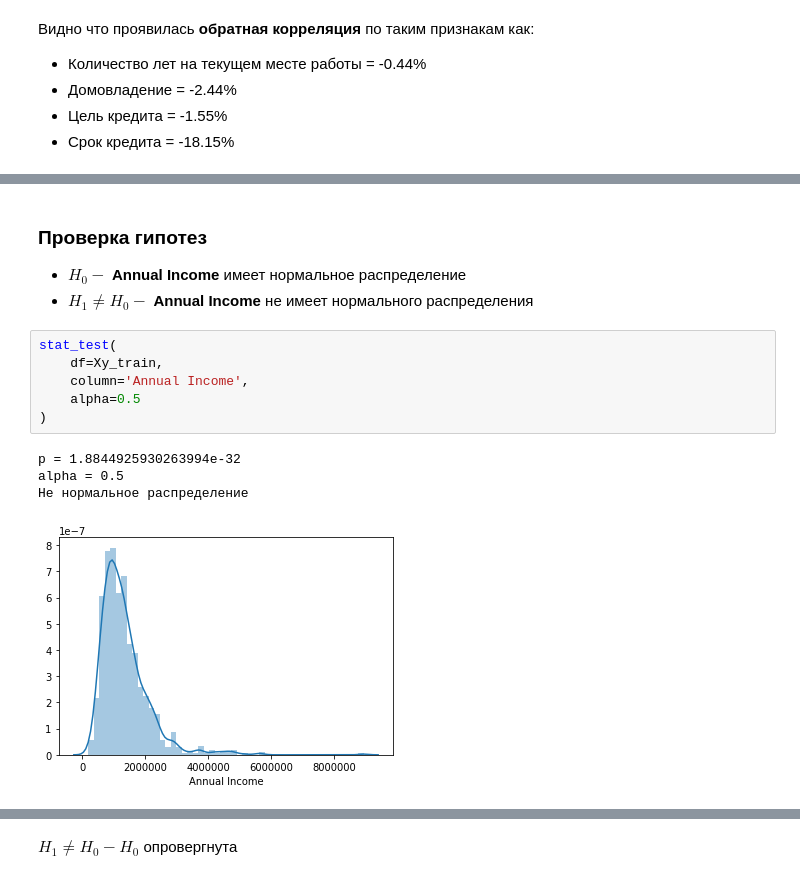
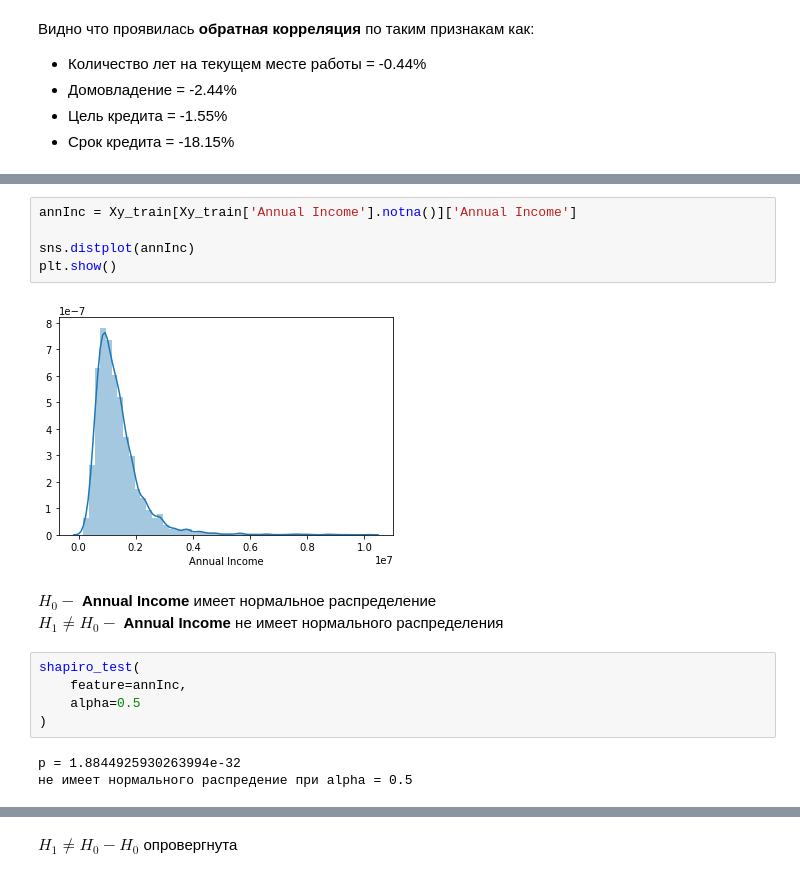
Before and after one commit to Yegor9151/-Python-Libraries-for-Data-Science-Continued, a Jupyter notebook: course_project/SorokinEL_course_project.ipynb, the cells around one changed output, grey strips where cells are left out. Saved outputs shown, nothing was run; the diff lists cells and outputs as text.

```diff
--- a/course_project/SorokinEL_course_project.ipynb
+++ b/course_project/SorokinEL_course_project.ipynb
@@ -397,16 +424,18 @@ Name: Credit Default, dtype: float64
+# %%
+annInc = Xy_train[Xy_train['Annual Income'].notna()]['Annual Income']
+
+sns.distplot(annInc)
+plt.show()
+# %% [output]
+[figure, added]
 # %% [markdown]
-### Проверка гипотез
-
-- $H_0 -$ __Annual Income__ имеет нормальное распределение
-- $H_1 \neq H_0 -$ __Annual Income__ не имеет нормального распределения
+$H_0 -$ __Annual Income__ имеет нормальное распределение <br>
+$H_1 \neq H_0 -$ __Annual Income__ не имеет нормального распределения
-# %%
-stat_test(
-    df=Xy_train,
-    column='Annual Income',
-    alpha=0.5
-)
-# %% [output]
-p = 1.8844925930263994e-32
-alpha = 0.5
-Не нормальное распределение
-[figure, removed]
+# %%
+shapiro_test(
+    feature=annInc,
+    alpha=0.5
+)
+# %% [output]
+p = 1.8844925930263994e-32
+не имеет нормального распредение при alpha = 0.5
```
Also changed, not shown: parts of 32 cells of this notebook.
